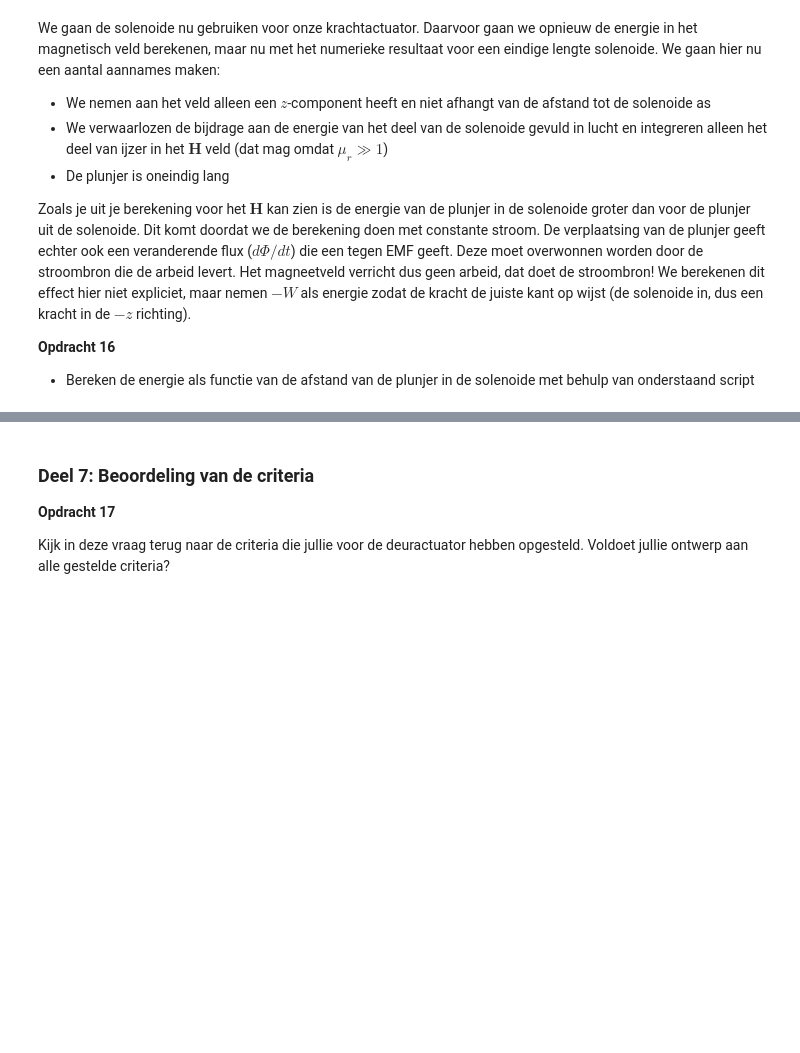
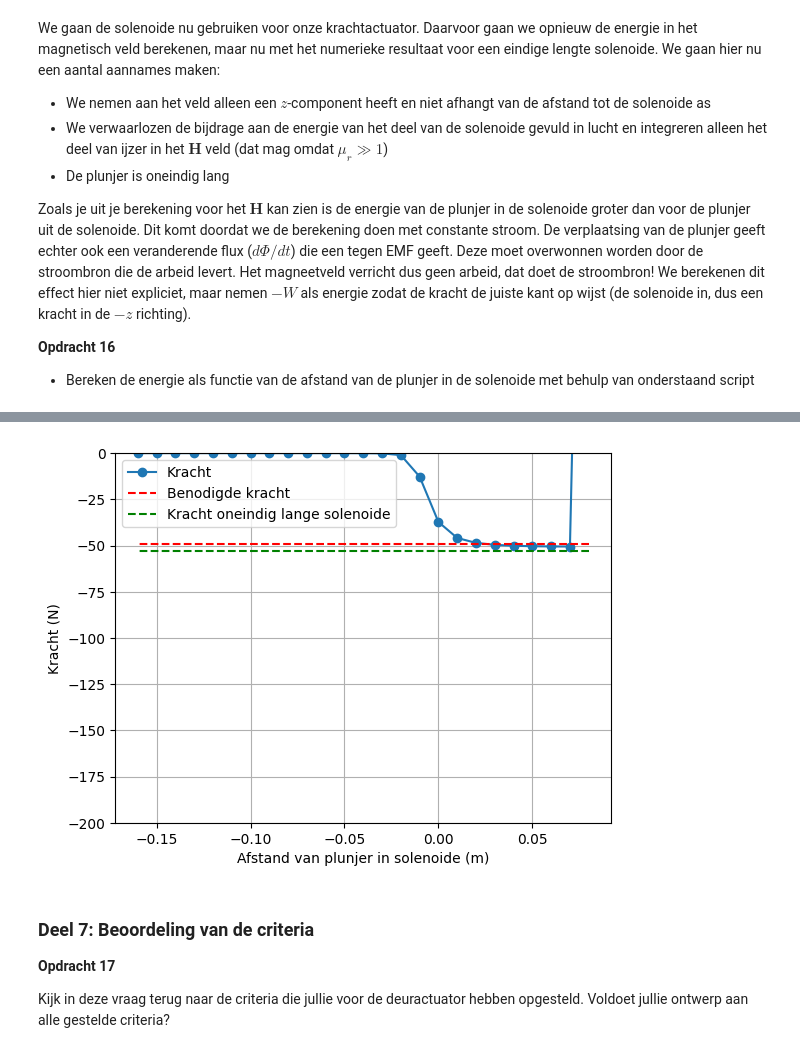
Before and after one commit to Ikbenjamin07/opdrachten-DEF-D, a Jupyter notebook: DigitaleOntwerpopdrachten/2KrachtactuatorOpdracht/KrachtactuatorOpdracht.ipynb, the cells around one changed output, grey strips where cells are left out. Cells and saved outputs as stored; diff of their text form; code cells hidden in the pictures; blank space fills up the shorter version.

```diff
--- a/DigitaleOntwerpopdrachten/2KrachtactuatorOpdracht/KrachtactuatorOpdracht.ipynb
+++ b/DigitaleOntwerpopdrachten/2KrachtactuatorOpdracht/KrachtactuatorOpdracht.ipynb
@@ -596,13 +601,17 @@ NameError: name 'r_s' is not defined
 # %%
 force_analytical = -mu_0*mu_r*np.pi*r_s**2*aantal_omwent**2*I**2/2/L_s**2 # Kracht uitrekenen numeriek
 force_numerical=np.diff(Wz, n=1, append=[0])/(z_ax[1] - z_ax[0]) # Kracht uitrekenen
 
 # Plotting the results
+plt.figure()
 plt.plot(L_s/2 - z_ax, np.flipud(force_numerical), '-o', label='Kracht')
 plt.plot(L_s/2 - z_ax, (-5*9.8)*np.ones(n_ax), '--r', label='Benodigde kracht')
 plt.plot(L_s/2 - z_ax, force_analytical*np.ones(n_ax), '--g', label='Kracht oneindig lange solenoide')
 plt.xlabel('Afstand van plunjer in solenoide (m)'), plt.ylabel('Kracht (N)'), plt.grid(), plt.legend()
 plt.ylim([-200, 0])
+plt.show()
+# %% [output]
+[figure, added]
 # %% [markdown]
 ### Deel 7: Beoordeling van de criteria
 **Opdracht 17**
```
Also changed, not shown: parts of 1 cell of this notebook.
